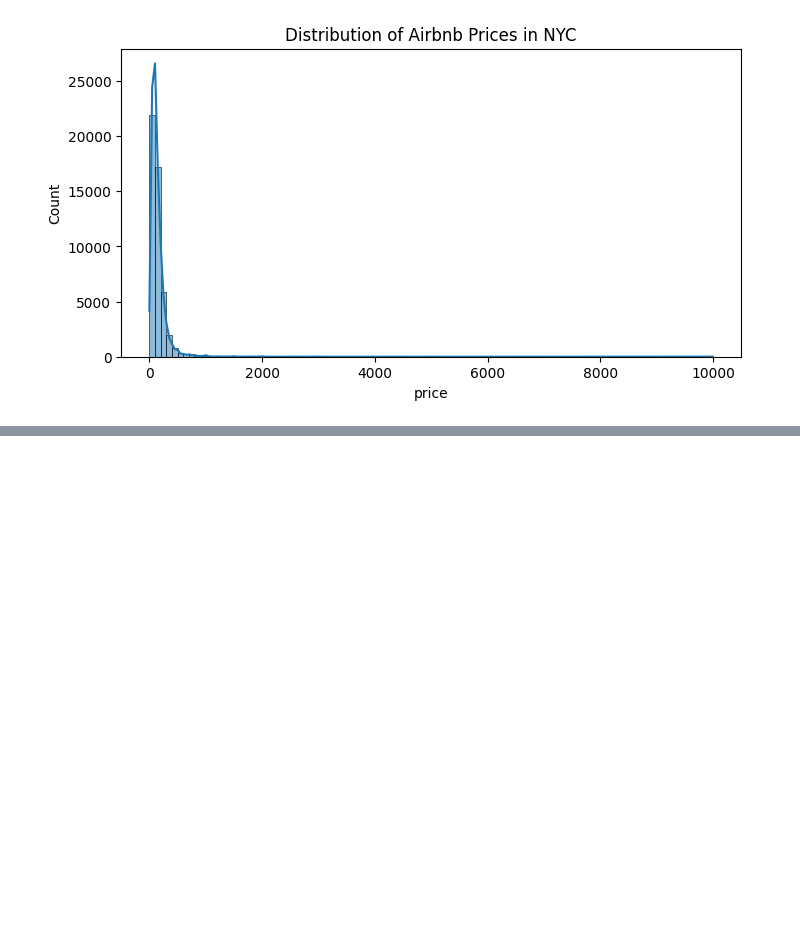
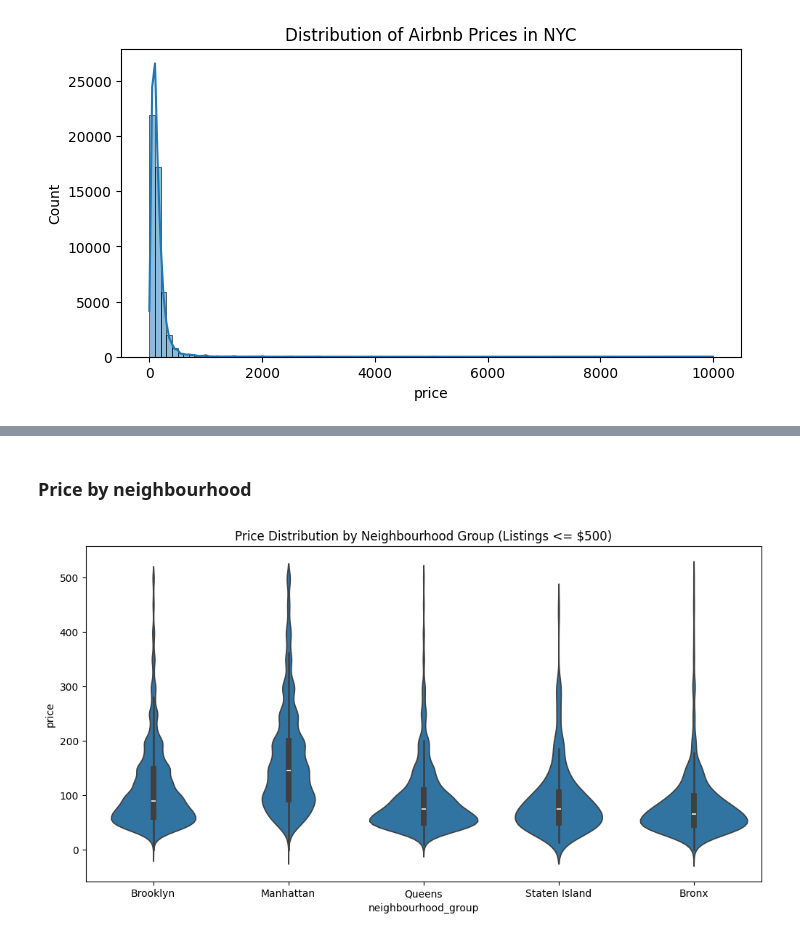
Before and after one commit to mrbhawsar33/predict-airbnb-prices, a Jupyter notebook: notebooks/eda.ipynb, the cells around one changed output, grey strips where cells are left out. Saved outputs shown, nothing was run; the diff lists cells and outputs as text; code cells hidden in the pictures; blank space fills up the shorter version.

Commit message:
eda for airbnb data

```diff
--- a/notebooks/eda.ipynb
+++ b/notebooks/eda.ipynb
@@ -32,0 +53,12 @@ plt.show()
+# %% [markdown]
+### Price by neighbourhood
+# %%
+# Filtering to listings under $500 for better visibility
+df_filtered = df[df['price'] <= 500]
+
+plt.figure(figsize=(12, 6))
+sns.violinplot(x='neighbourhood_group', y='price', data=df_filtered)
+plt.title('Price Distribution by Neighbourhood Group (Listings <= $500)')
+plt.show()
+# %% [output]
+[figure, added]
```
Also changed, not shown: parts of 8 cells of this notebook, 1 other file.
